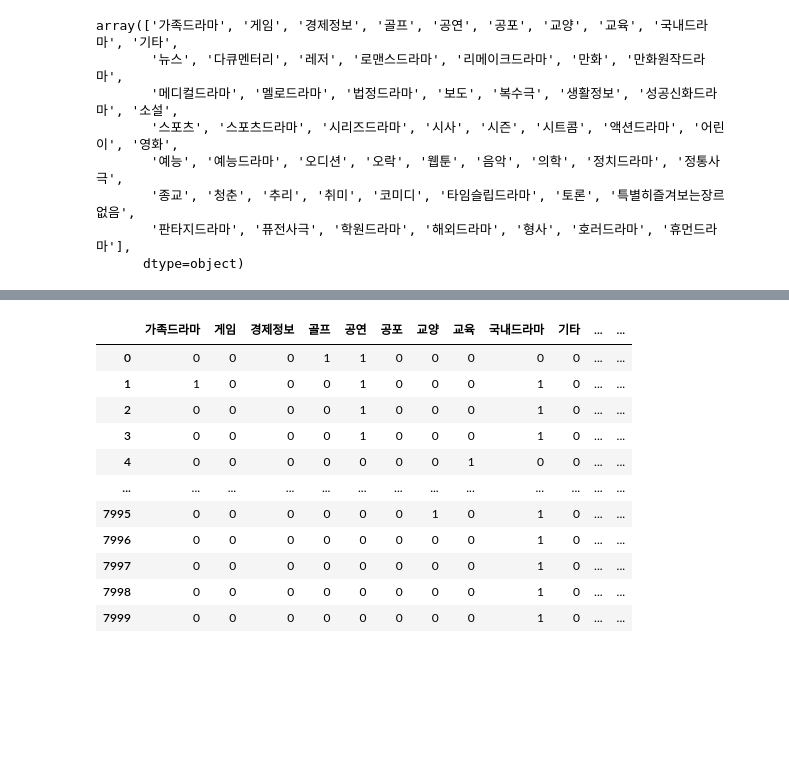
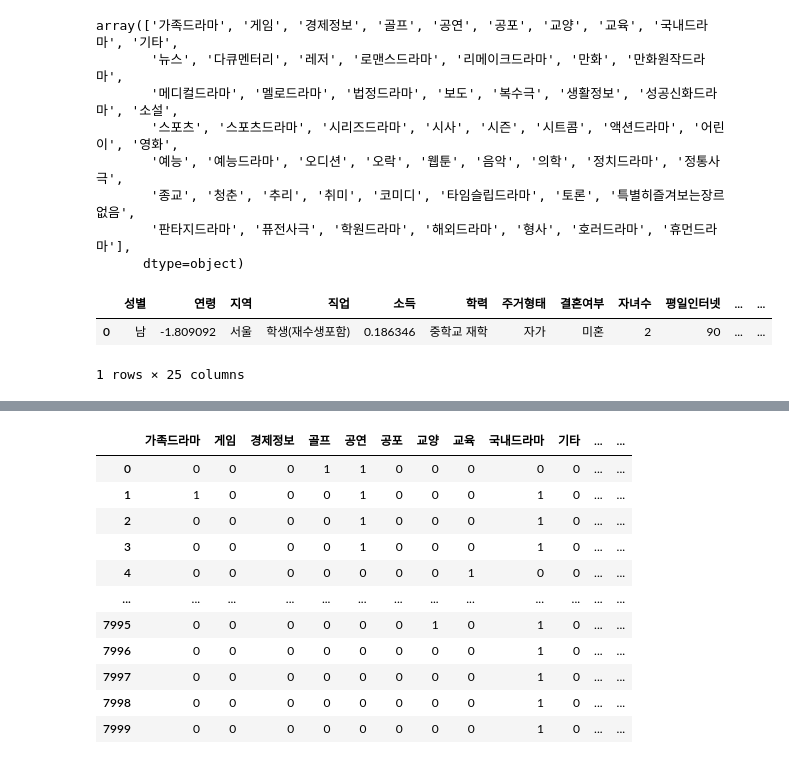
Before and after one commit to ancestor9/2025_Spring_Data-Management, a Jupyter notebook: week_14/06_Feature_Engineering_Extraction_Consumer_Behavior_Analysis.ipynb, the cells around one changed output, grey strips where cells are left out. Cells and saved outputs as stored; diff of their text form; code cells hidden in the pictures; blank space fills up the shorter version.

```diff
--- a/week_14/06_Feature_Engineering_Extraction_Consumer_Behavior_Analysis.ipynb
+++ b/week_14/06_Feature_Engineering_Extraction_Consumer_Behavior_Analysis.ipynb
@@ -401,3 +404,9 @@ array(['가족드라마', '게임', '경제정보', '골프', '공연', '공포'
        '종교', '청춘', '추리', '취미', '코미디', '타임슬립드라마', '토론', '특별히즐겨보는장르없음',
        '판타지드라마', '퓨전사극', '학원드라마', '해외드라마', '형사', '호러드라마', '휴먼드라마'],
       dtype=object)
+# %%
+df.head(1)
+# %% [output]
+|  | 성별 | 연령 | 지역 | 직업 | 소득 | 학력 | 주거형태 | 결혼여부 | 자녀수 | 평일인터넷 | ... | ... |
+| 0 | 남 | -1.809092 | 서울 | 학생(재수생포함) | 0.186346 | 중학교 재학 | 자가 | 미혼 | 2 | 90 | ... | ... |
+1 rows × 25 columns
```
Also changed, not shown: parts of 5 cells of this notebook.
